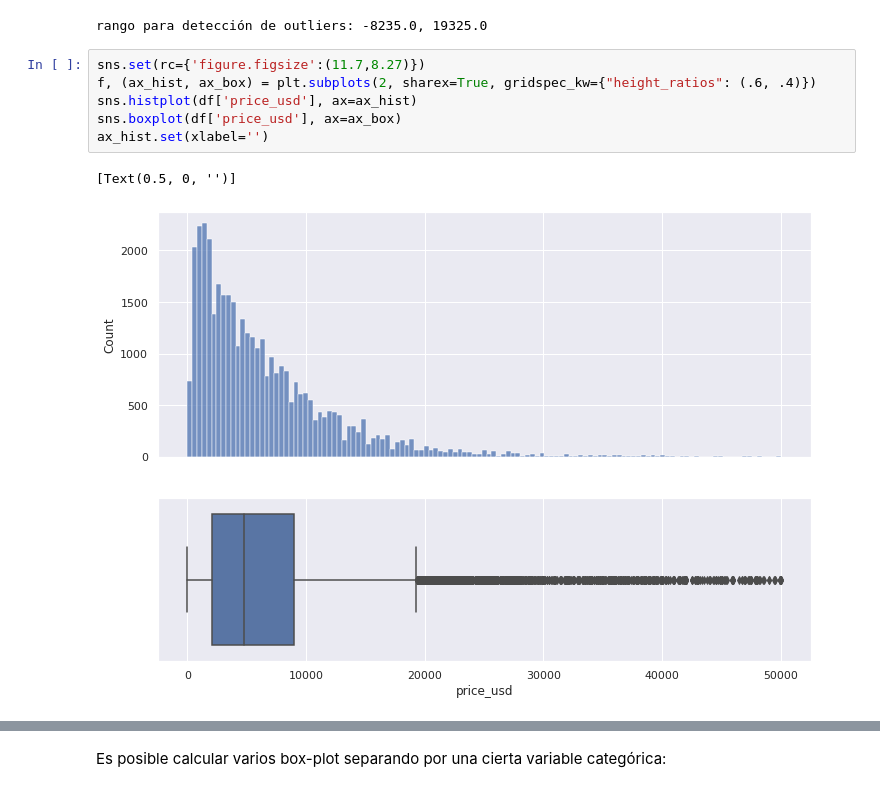
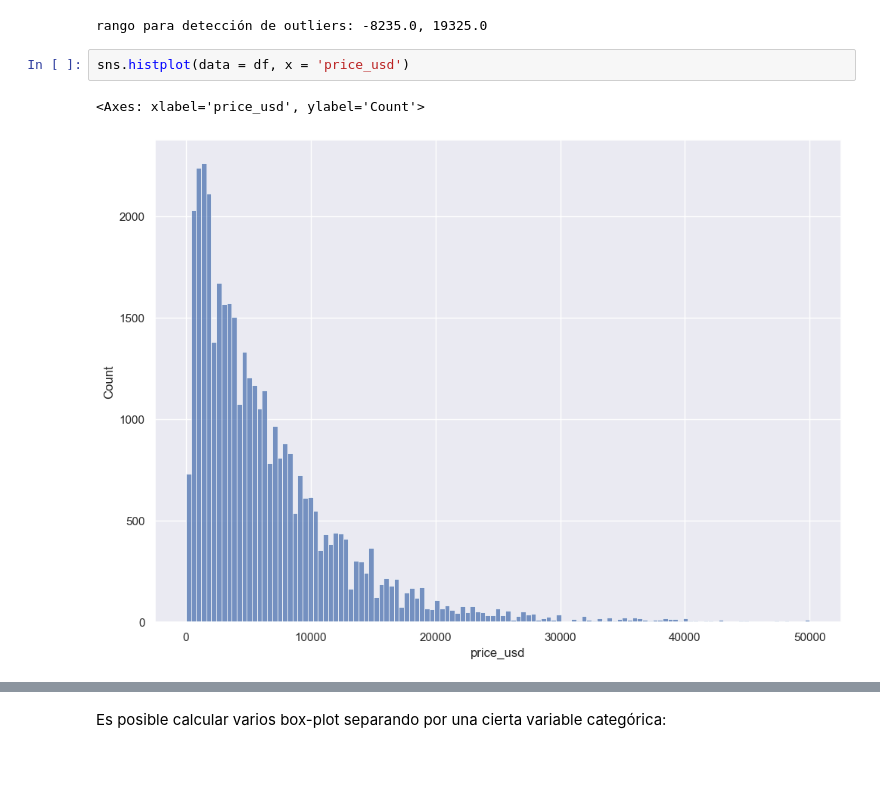
Before and after one commit to jcmefra/estadistica_descriptiva, a Jupyter notebook: [clase-10]medidas-dispersion.ipynb, the cells around one changed output, grey strips where cells are left out. Drawn from its saved outputs; the diff is of its cells as text; blank space fills up the shorter version.

```diff
--- a/[clase-10]medidas-dispersion.ipynb
+++ b/[clase-10]medidas-dispersion.ipynb
@@ -44,12 +44,8 @@ maxlimit = Q3 + 1.5*iqr
 print('rango para detección de outliers: {}, {}'.format(minlimit, maxlimit))
 # %% [output]
 rango para detección de outliers: -8235.0, 19325.0
-# %%
-sns.set(rc={'figure.figsize':(11.7,8.27)})
-f, (ax_hist, ax_box) = plt.subplots(2, sharex=True, gridspec_kw={"height_ratios": (.6, .4)})
-sns.histplot(df['price_usd'], ax=ax_hist)
-sns.boxplot(df['price_usd'], ax=ax_box)
-ax_hist.set(xlabel='')
-# %% [output]
-[Text(0.5, 0, '')]
-[figure, removed]
+# %%
+sns.histplot(data = df, x = 'price_usd')
+# %% [output]
+<Axes: xlabel='price_usd', ylabel='Count'>
+[figure, added]
```
Also changed, not shown: parts of 4 cells of this notebook.
